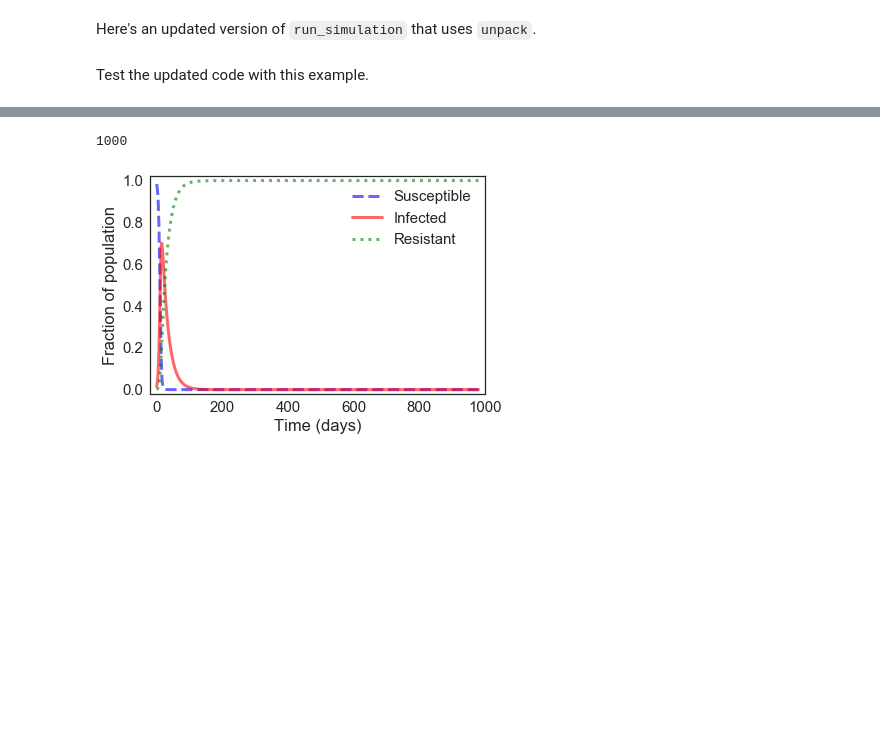
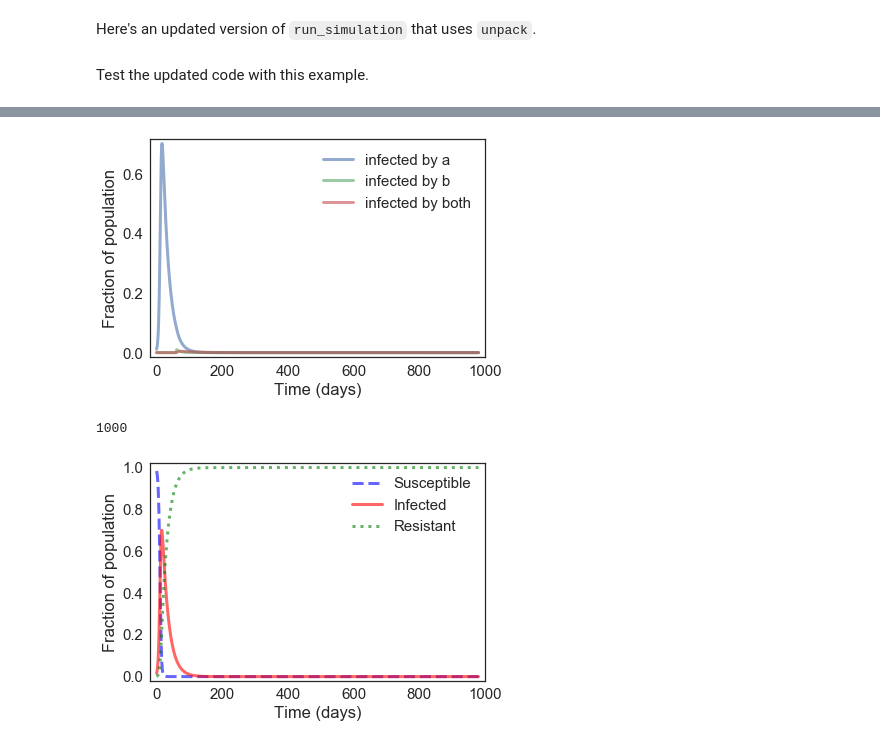
Before and after one commit to NOwolabi/modsim_project_2, a Jupyter notebook: code/Project Brainstorming2.ipynb, the cells around one changed output, grey strips where cells are left out. Cells and saved outputs as stored; diff of their text form; code cells hidden in the pictures; blank space fills up the shorter version.

```diff
--- a/code/Project Brainstorming2.ipynb
+++ b/code/Project Brainstorming2.ipynb
@@ -197,3 +215,11 @@ plot_results(system.seriesS, system.seriesI, system.seriesR)
+# %%
+plot(frame.I1, label='infected by a')
+plot(frame.I2, label='infected by b')
+plot(frame.Iboth, label='infected by both')
+decorate(xlabel='Time (days)',
+             ylabel='Fraction of population')
+# %% [output]
+[figure, added]
 # %%
 system = make_system(0.5, 0.05, 0.5, 0.05, 1000)
 run_simulation(system)
```
Also changed, not shown: parts of 5 cells of this notebook.
